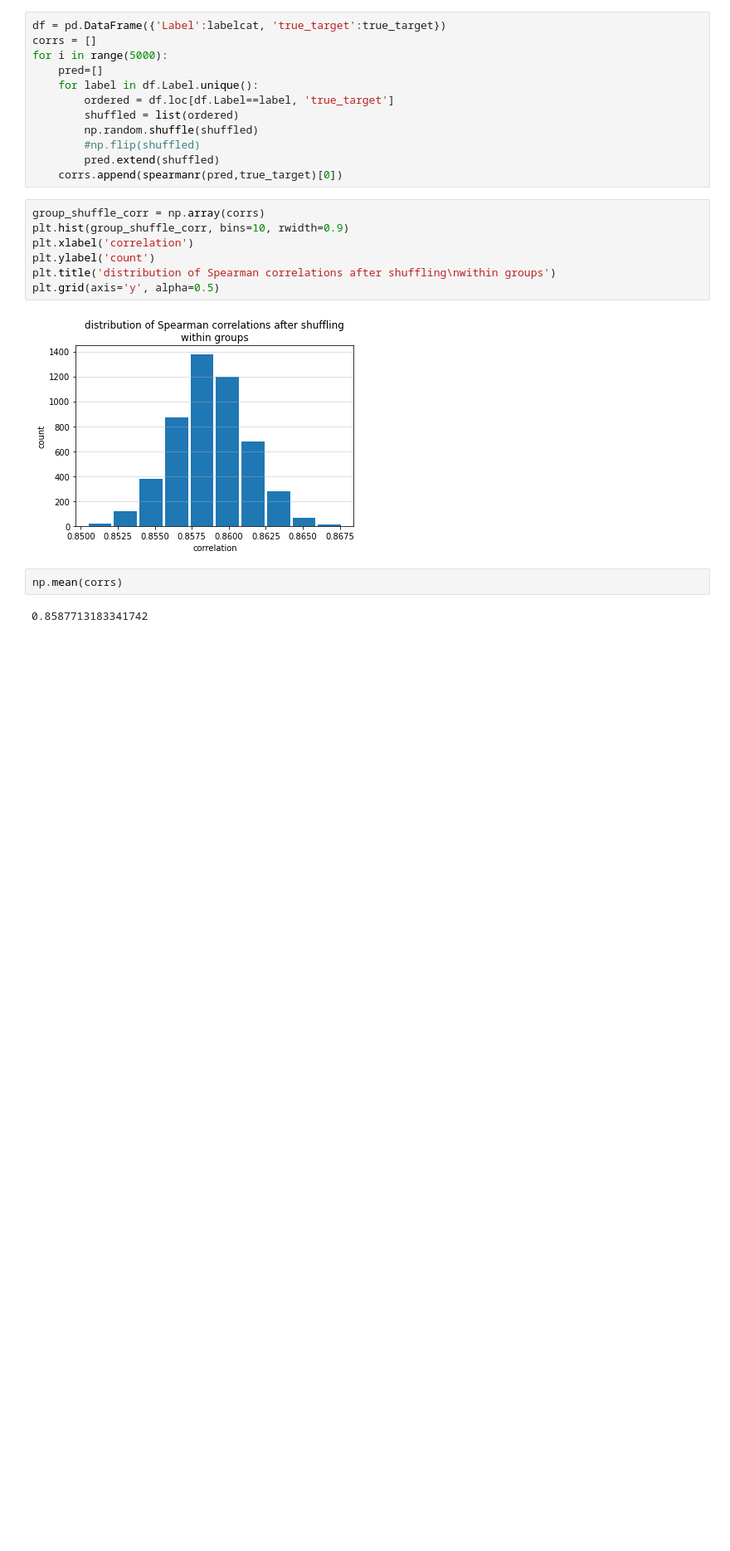
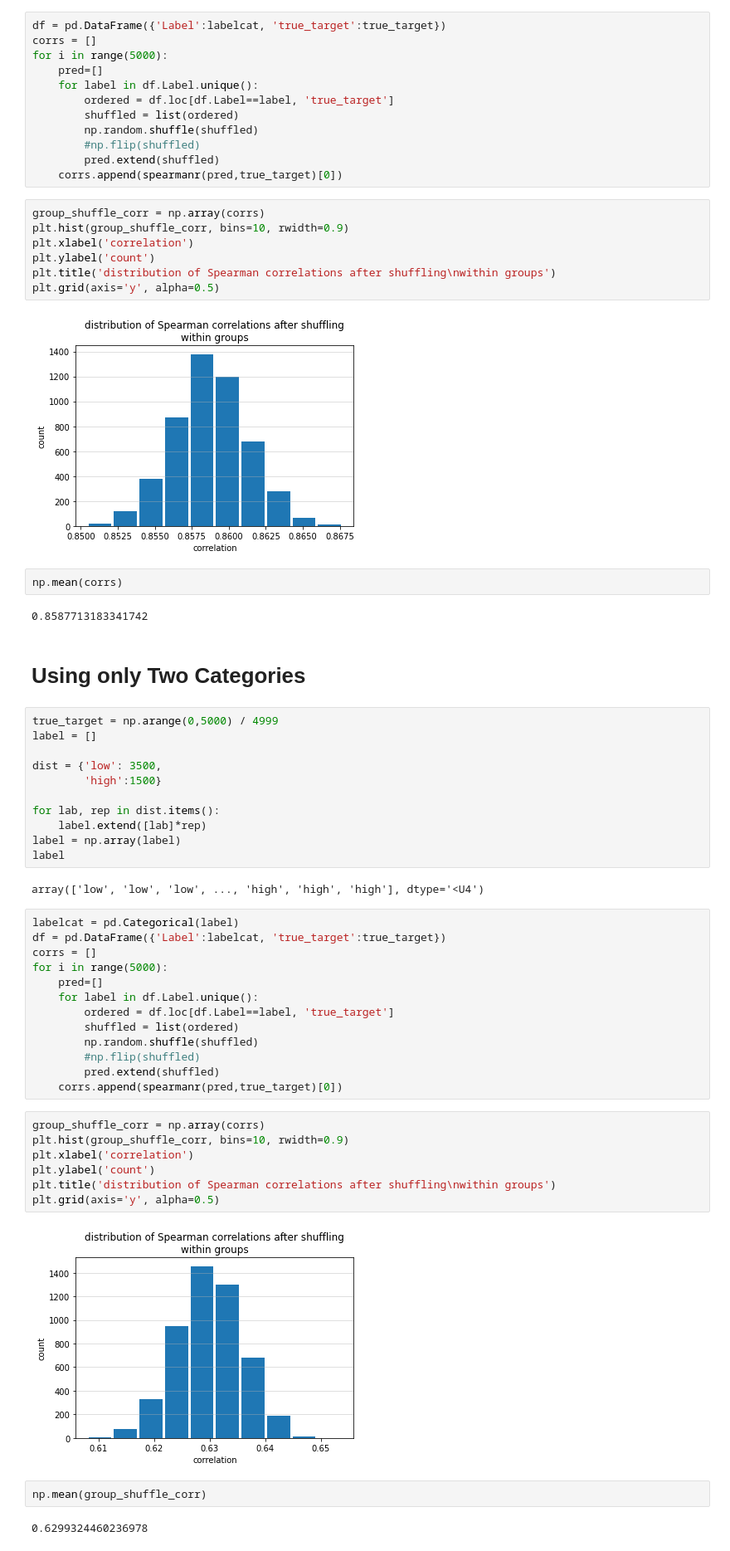
Before and after one commit to djliden/numerai_utils, a Jupyter notebook: notebooks/Spearman_Simulation.ipynb, the cells around one changed output. Shown at 83% size. Drawn from its saved outputs; the diff is of its cells as text; blank space fills up the shorter version.

```diff
--- a/notebooks/Spearman_Simulation.ipynb
+++ b/notebooks/Spearman_Simulation.ipynb
@@ -116,3 +116,44 @@ plt.grid(axis='y', alpha=0.5)
 np.mean(corrs)
 # %% [output]
 0.8587713183341742
+# %% [markdown]
+# Using only Two Categories
+# %%
+true_target = np.arange(0,5000) / 4999
+label = []
+
+dist = {'low': 3500,
+        'high':1500}
+
+for lab, rep in dist.items():
+    label.extend([lab]*rep)
+label = np.array(label)
+label
+# %% [output]
+array(['low', 'low', 'low', ..., 'high', 'high', 'high'], dtype='<U4')
+# %%
+labelcat = pd.Categorical(label)
+df = pd.DataFrame({'Label':labelcat, 'true_target':true_target})
+corrs = []
+for i in range(5000):
+    pred=[]
+    for label in df.Label.unique():
+        ordered = df.loc[df.Label==label, 'true_target']
+        shuffled = list(ordered)
+        np.random.shuffle(shuffled)
+        #np.flip(shuffled)
+        pred.extend(shuffled)
+    corrs.append(spearmanr(pred,true_target)[0])
+# %%
+group_shuffle_corr = np.array(corrs)
+plt.hist(group_shuffle_corr, bins=10, rwidth=0.9)
+plt.xlabel('correlation')
+plt.ylabel('count')
+plt.title('distribution of Spearman correlations after shuffling\nwithin groups')
+plt.grid(axis='y', alpha=0.5)
+# %% [output]
+[figure, added]
+# %%
+np.mean(group_shuffle_corr)
+# %% [output]
+0.6299324460236978
```
